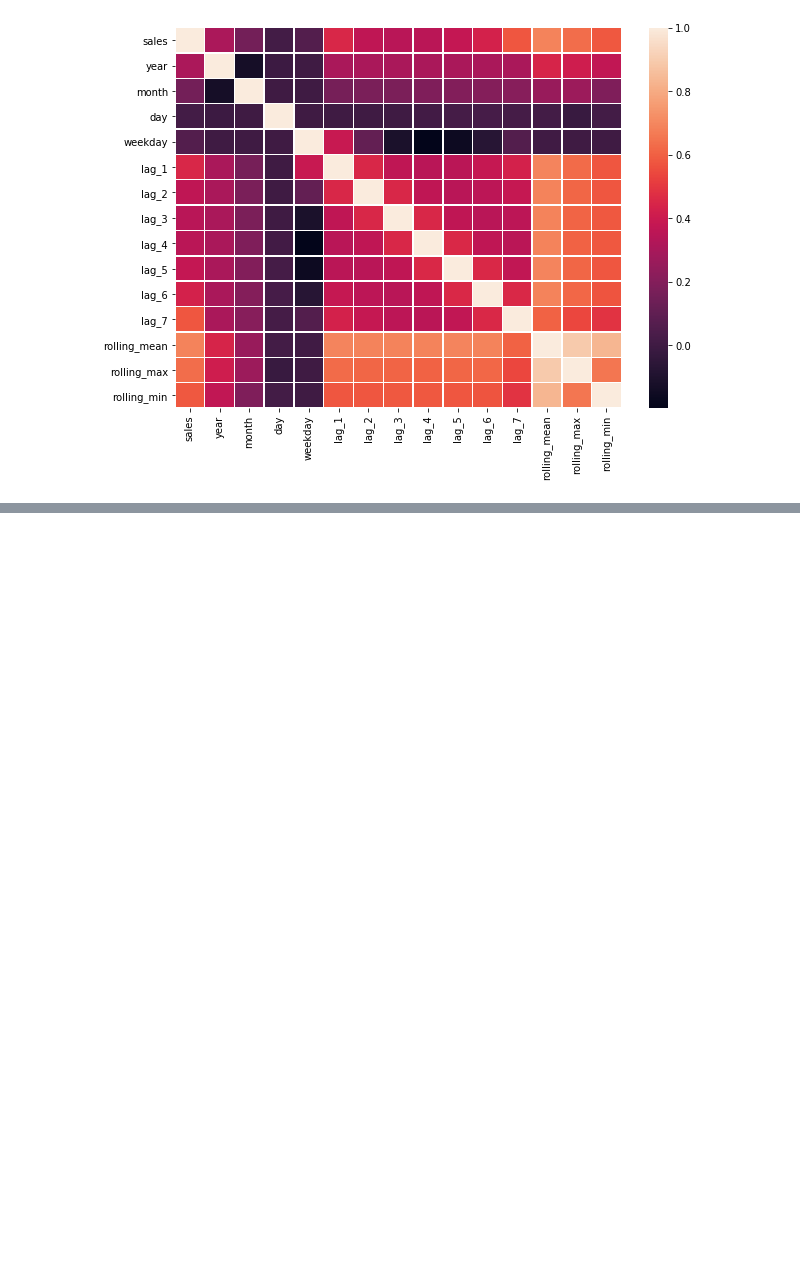
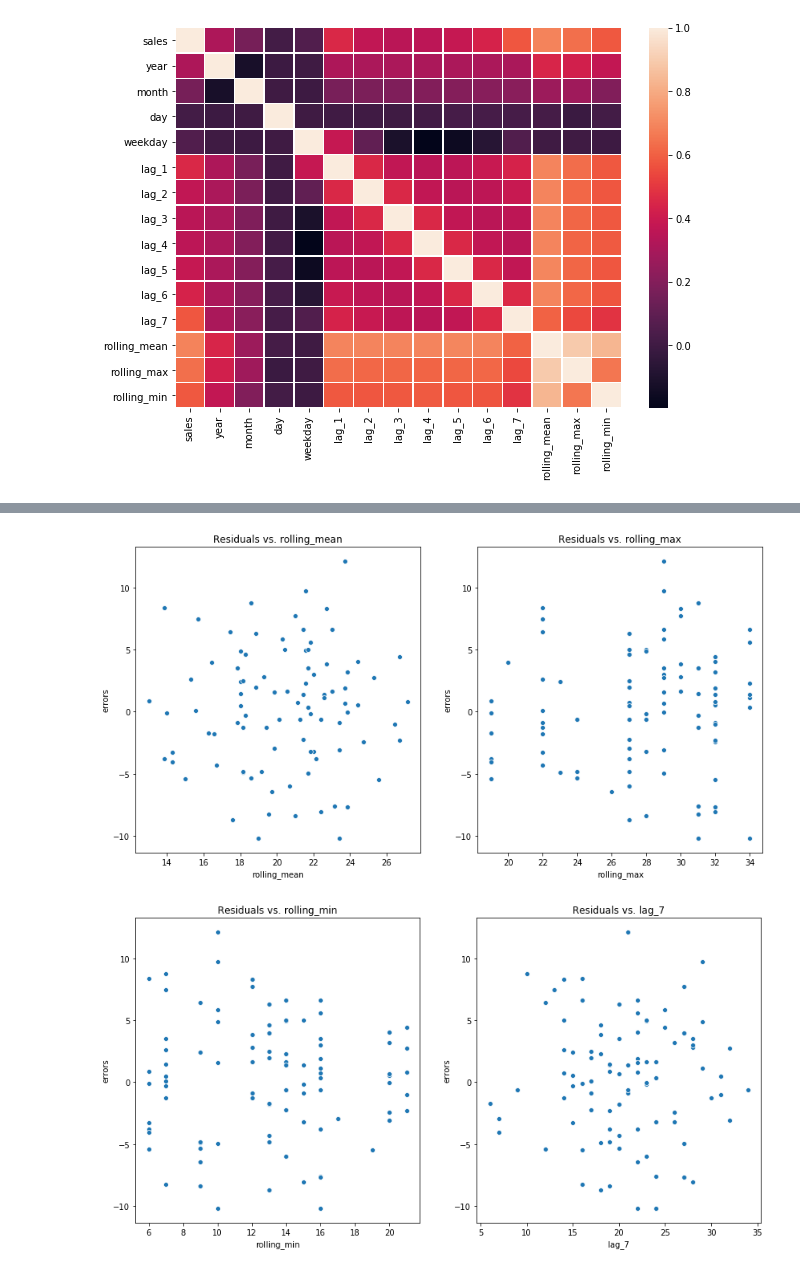
Before and after one commit to akshitvjain/product-sales-forecasting, a Jupyter notebook: notebook-sales-demand-forecasting.ipynb, the cells around one changed output, grey strips where cells are left out. Cells and saved outputs as stored; diff of their text form; code cells hidden in the pictures; blank space fills up the shorter version.

Commit message:
regression completed

```diff
--- a/notebook-sales-demand-forecasting.ipynb
+++ b/notebook-sales-demand-forecasting.ipynb
@@ -522,0 +551,31 @@ preds = model.predict(X_test)
+# %%
+# update X_train, X_test to include top features
+X_train = X_train[['rolling_mean', 'rolling_max', 'rolling_min', 'lag_7', 'lag_1']]
+X_test = X_test[['rolling_mean', 'rolling_max', 'rolling_min', 'lag_7', 'lag_1']]
+
+# fit model
+model = LinearRegression()
+model.fit(X_train, y_train)
+
+preds = model.predict(X_test)
+
+errors_df = reg_test_df[['sales']]
+errors_df['pred_sales'] = preds
+errors_df['errors'] = preds - y_test
+errors_df.insert(0, 'model', 'LinearRegression')
+# %%
+# Validating model assumptions for the top features with sales (target variable)
+fig, axs = plt.subplots(ncols=2, figsize=(14,7))
+sn.scatterplot(reg_test_df.rolling_mean, errors_df.errors, ax=axs[0])
+axs[0].set(title='Residuals vs. rolling_mean')
+sn.scatterplot(reg_test_df.rolling_max, errors_df.errors, ax=axs[1])
+axs[1].set(title='Residuals vs. rolling_max')
+
+fig, axs = plt.subplots(ncols=2, figsize=(14,7))
+sn.scatterplot(reg_test_df.rolling_min, errors_df.errors, ax=axs[0])
+axs[0].set(title='Residuals vs. rolling_min')
+sn.scatterplot(reg_test_df.lag_7, errors_df.errors, ax=axs[1])
+_ = axs[1].set(title='Residuals vs. lag_7')
+# %% [output]
+[figure, added]
+[figure, added]
```
Also changed, not shown: parts of 10 cells of this notebook.
